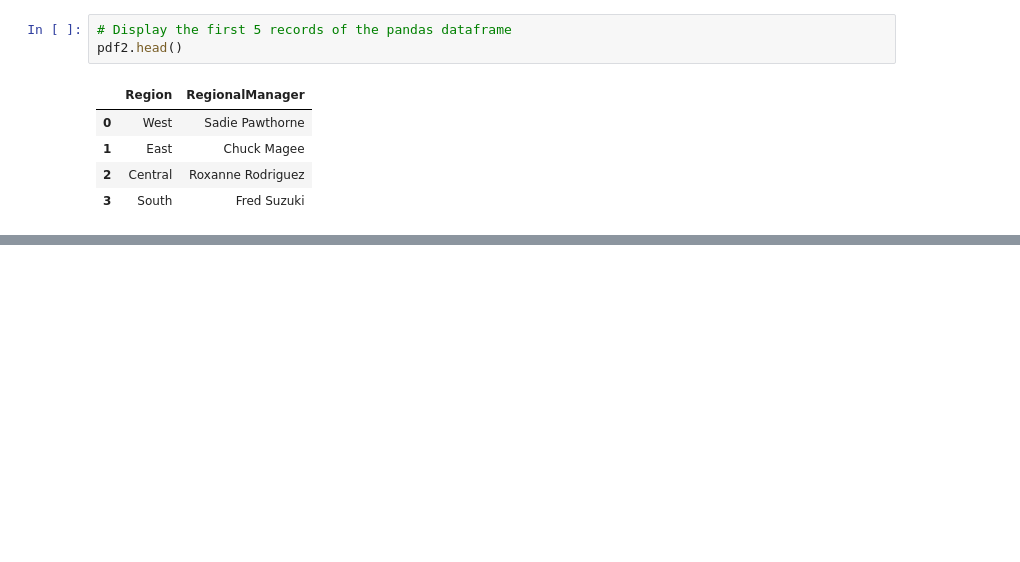
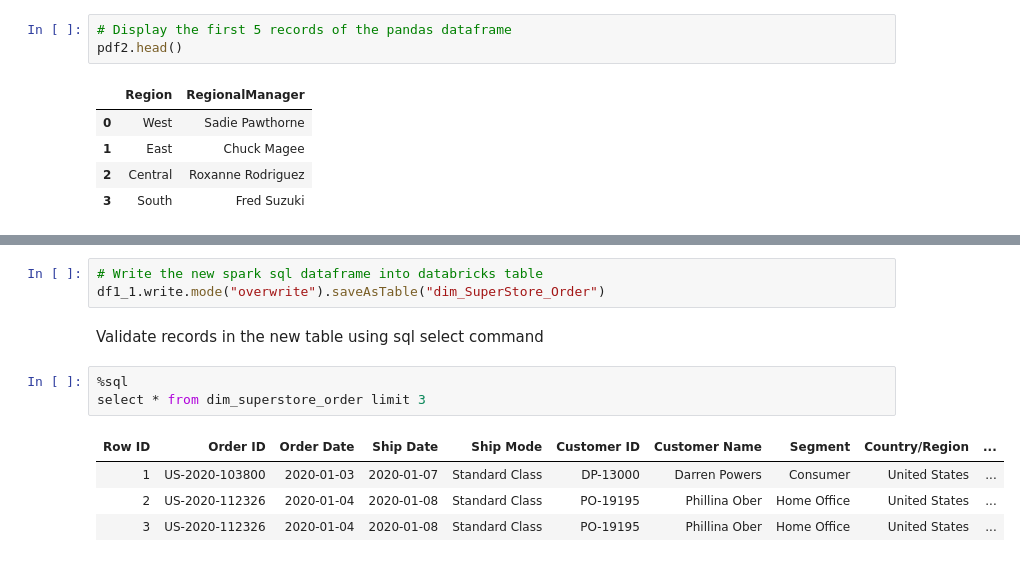
Before and after one commit to GoAshim/Databricks, a Jupyter notebook: 02 - Exploratory Data Analysis - Extract Data.ipynb, the cells around one changed output, grey strips where cells are left out. Drawn from its saved outputs; the diff is of its cells as text; blank space fills up the shorter version.

```diff
--- a/02 - Exploratory Data Analysis - Extract Data.ipynb
+++ b/02 - Exploratory Data Analysis - Extract Data.ipynb
@@ -84,0 +188,13 @@ pdf2.head()
+# %%
+# Write the new spark sql dataframe into databricks table
+df1_1.write.mode("overwrite").saveAsTable("dim_SuperStore_Order")
+# %% [markdown]
+Validate records in the new table using sql select command
+# %%
+%sql
+select * from dim_superstore_order limit 3
+# %% [output]
+| Row ID | Order ID | Order Date | Ship Date | Ship Mode | Customer ID | Customer Name | Segment | Country/Region | ... |
+| 1 | US-2020-103800 | 2020-01-03 | 2020-01-07 | Standard Class | DP-13000 | Darren Powers | Consumer | United States | ... |
+| 2 | US-2020-112326 | 2020-01-04 | 2020-01-08 | Standard Class | PO-19195 | Phillina Ober | Home Office | United States | ... |
+| 3 | US-2020-112326 | 2020-01-04 | 2020-01-08 | Standard Class | PO-19195 | Phillina Ober | Home Office | United States | ... |
```
Also changed, not shown: parts of 8 cells of this notebook.
